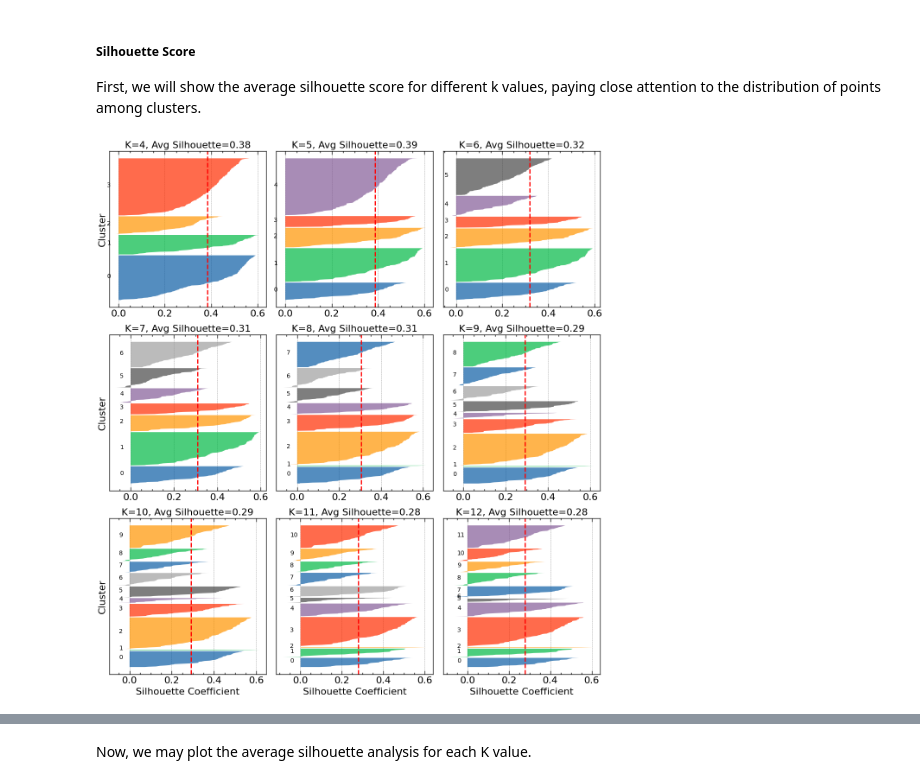
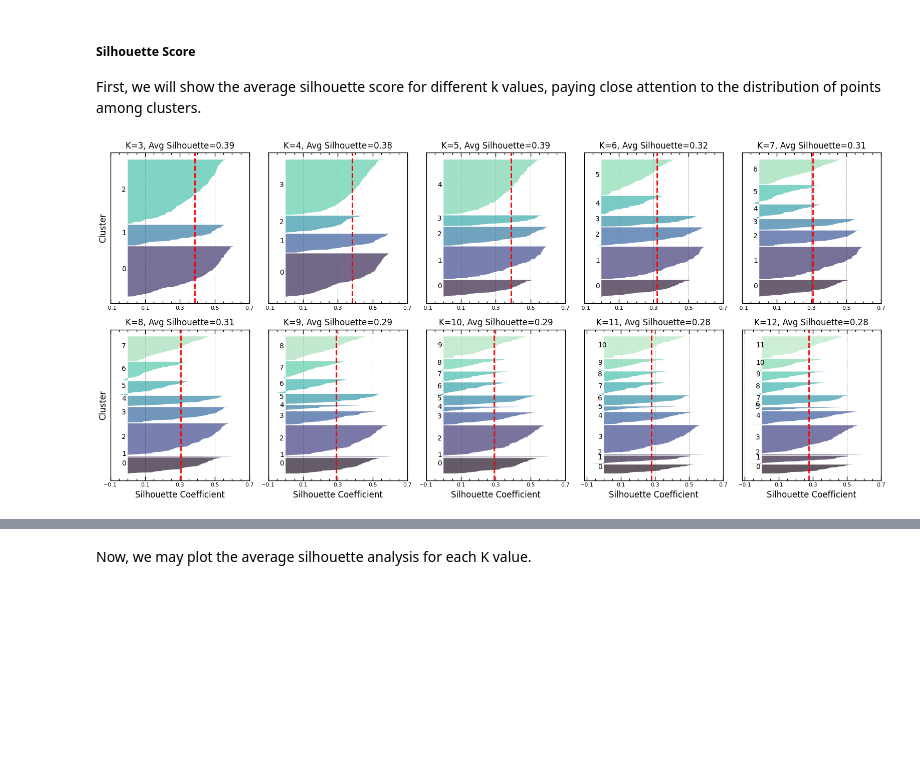
Before and after one commit to MarioPasc/complearn_projects, a Jupyter notebook: Clustering/code/k_means_clustering_sporulaton.ipynb, the cells around one changed output, grey strips where cells are left out. Drawn from its saved outputs; the diff is of its cells as text; code cells hidden in the pictures; blank space fills up the shorter version.

```diff
--- a/Clustering/code/k_means_clustering_sporulaton.ipynb
+++ b/Clustering/code/k_means_clustering_sporulaton.ipynb
@@ -258,11 +279,11 @@ def normalize_data_and_plot(data: pd.DataFrame, columns_to_normalize: list, meth
 
     # Plotting pre- and post-normalization data
     fig, axes = plt.subplots(nrows=3, ncols=len(columns_to_normalize), figsize=(4 * len(columns_to_normalize), 10))
-    fig.suptitle("Pre- and Post-Normalization Comparison", fontsize=16)
+    #fig.suptitle("Pre- and Post-Normalization Comparison", fontsize=16)
 
     for i, column in enumerate(columns_to_normalize):
         # Pre-normalization plot
-        axes[0, i].hist(pre_norm_data[column], bins=30, color='blue', alpha=0.7)
+        axes[0, i].hist(pre_norm_data[column], bins=30, color='#3d5296', alpha=1)
         axes[0, i].set_title(f'{column}')
         axes[0, i].set_ylabel('Frequency')
         axes[0, i].set_xlabel('Expression Level')
@@ -271,7 +292,7 @@ def normalize_data_and_plot(data: pd.DataFrame, columns_to_normalize: list, meth
         x_min, x_max = axes[0, i].get_xlim()
 
         # Post-normalization plot
-        axes[1, i].hist(normalized_data[column], bins=30, color='green', alpha=0.7)
+        axes[1, i].hist(normalized_data[column], bins=30, color='#44bcad', alpha=1)
         axes[1, i].set_ylabel('Frequency')
         axes[1, i].set_xlabel('Expression Level')
         axes[1, i].set_xlim(x_min, x_max)
@@ -284,11 +305,12 @@ def normalize_data_and_plot(data: pd.DataFrame, columns_to_normalize: list, meth
         # Coloring the boxplots
         boxplots = axes[2, i].boxplot([pre_norm_data[column], normalized_data[column]],
                                       patch_artist=True, notch=True)
-        boxplots['boxes'][0].set_facecolor('blue')  # Pre-normalization box
-        boxplots['boxes'][1].set_facecolor('green')  # Post-normalization box
+        boxplots['boxes'][0].set_facecolor('#3d5296')  # Pre-normalization box
+        boxplots['boxes'][1].set_facecolor('#44bcad')  # Post-normalization box
 
     # Adjust layout
     plt.tight_layout(rect=[0, 0.03, 1, 0.95])
+    plt.savefig('../results/figures/normalization.pdf')
     plt.show()
 
     return normalized_data
@@ -505,8 +528,8 @@ def kmeans_silhouette_analysis(data: pd.DataFrame, k_centroids_dict: dict, title
         'Silhouette Avg': []
     }
 
-    # Create a figure for the subplots (2 rows x 5 columns for a maximum of 10 K values)
-    fig, axes = plt.subplots(nrows=3, ncols=3, figsize=(12, 14))
+    # Create a figure for the subplots (2 rows x 5 columns for a maximum of 10 positions)
+    fig, axes = plt.subplots(nrows=2, ncols=5, figsize=(16, 8))  # Adjusted figure size for 2x5 grid
     fig.suptitle(title, fontsize=12)
 
     # Flatten the axes array to easily index it
@@ -525,40 +548,46 @@ def kmeans_silhouette_analysis(data: pd.DataFrame, k_centroids_dict: dict, title
         # Store results
         results['K'].append(K)
         results['Silhouette Avg'].append(silhouette_avg)
 
+        # Get colors from the 'mako' palette for each cluster
+        colors = sns.color_palette("mako", K)
+
         # Plot the silhouette scores
         ax = axes[idx]
         y_lower = 10
         for i in range(K):
             ith_cluster_silhouette_vals = silhouette_vals[labels == i]
             ith_cluster_silhouette_vals.sort()
             size_cluster_i = ith_cluster_silhouette_vals.shape[0]
             y_upper = y_lower + size_cluster_i
-            ax.fill_betweenx(np.arange(y_lower, y_upper), 0, ith_cluster_silhouette_vals, alpha=0.7)
-            ax.text(-0.05, y_lower + 0.5 * size_cluster_i, str(i))
+            color = colors[i]  # Use the mako palette color for each cluster
+            ax.fill_betweenx(np.arange(y_lower, y_upper), 0, ith_cluster_silhouette_vals, facecolor=color, alpha=0.7)
+            ax.text(-0.035, y_lower + 0.5 * size_cluster_i, str(i))
             y_lower = y_upper + 2
 
-        ax.set_title(f'K={K}, Avg Silhouette={silhouette_avg:.2f}')
+        ax.set_title(f'K={K}, Avg Silhouette={silhouette_avg:.2f}', fontsize=12)
 
-        if idx > 5: ax.set_xlabel('Silhouette Coefficient')
-        if (idx == 0 or idx == 3 or idx == 6): ax.set_ylabel('Cluster')
+        if idx >= 5: ax.set_xlabel('Silhouette Coefficient', fontsize=12)
+        if idx % 5 == 0: ax.set_ylabel('Cluster', fontsize=12)
+        ax.set_xticks(np.arange(-0.1, .8, 0.2))
+        ax.xaxis.set_tick_params(labelsize=8)
         ax.set_yticks([])
         ax.axvline(x=silhouette_avg, color="red", linestyle="--")
 
-    # Hide any extra subplots that are not used
-    for i in range(len(k_centroids_dict), 9):
-        fig.delaxes(axes[i])
+    # Remove the 10th (bottom-right) subplot to avoid a hollow space
+    #fig.delaxes(axes[-1])
 
     plt.tight_layout(rect=[0, 0, 1, 0.95])  # Adjust layout to make space for the title
+    plt.savefig('../results/figures/silhouette_analysis.pdf')
     plt.show()
 
     # Convert results to DataFrame and return
     results_df = pd.DataFrame(results)
     return results_df
 
-K_list = [4,5,6,7,8,9,10,11,12]
+K_list = [3,4,5,6,7,8,9,10,11,12]
 
 centroids_normalized = load_centroids_from_csv(K_list=K_list, csv_path='../results/normalized_data_UPGMA_centroids.csv')
 results_normalized = kmeans_silhouette_analysis(data_normalized[data_normalized.columns[1:]], centroids_normalized, title='')
 # %% [output]
-[figure, old version]
+[figure, new version]
```
Also changed, not shown: parts of 10 cells of this notebook, 9 other files.
